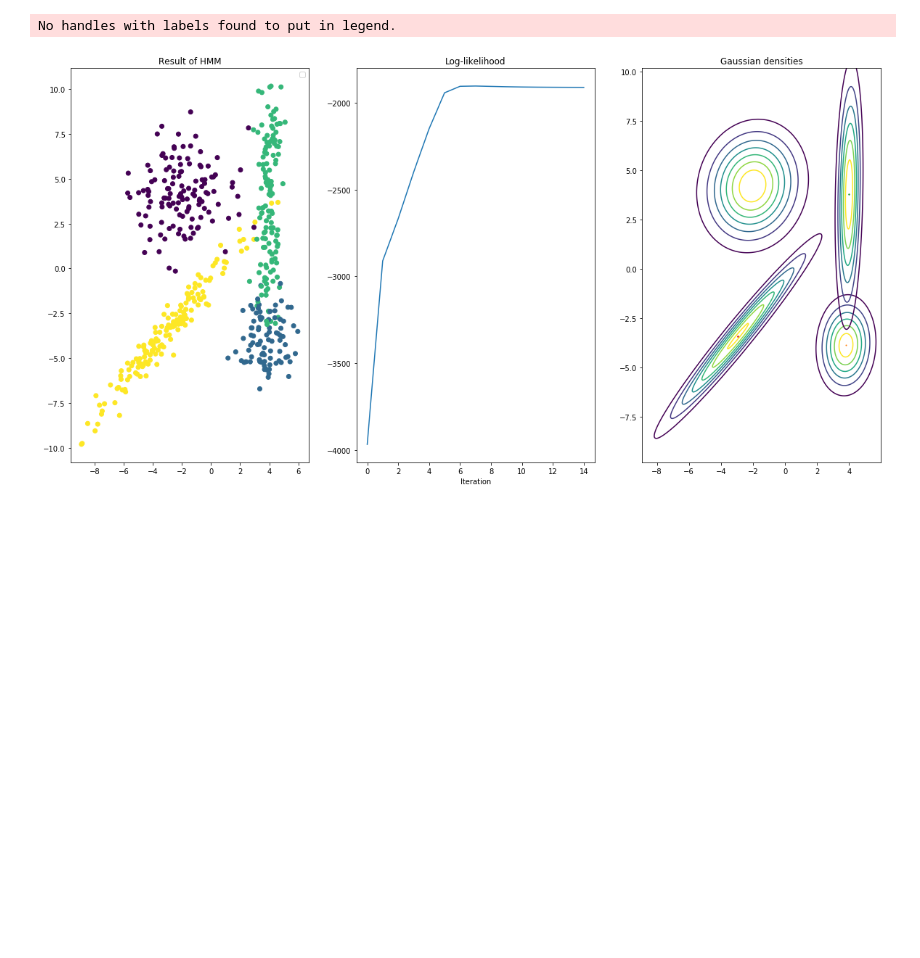
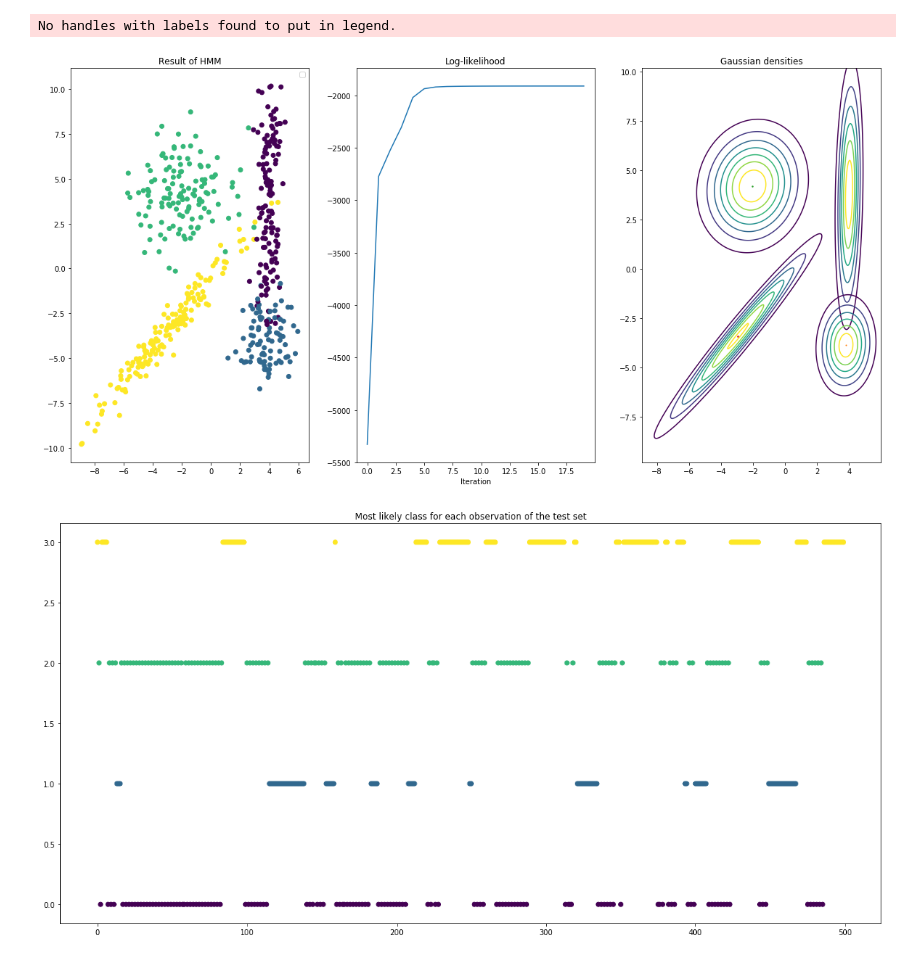
Before and after one commit to rapharomero/Models, a Jupyter notebook: HMM/HMM.ipynb, the cells around one changed output. Cells and saved outputs as stored; diff of their text form; code cells hidden in the pictures; blank space fills up the shorter version.

Commit message:
add decoded sequences

```diff
--- a/HMM/HMM.ipynb
+++ b/HMM/HMM.ipynb
@@ -207,7 +207,7 @@ class HMM(object):
 
     def predict(self, U):
         """
-        Predicts the class (hidden variable) of each observation in U
+        Predicts the most likely class (hidden variable) of each observation in U
         """
         log_prob = self.predict_proba(U)
         return np.argmax(log_prob, axis=1)
@@ -272,32 +272,45 @@ def make_grid(data=None, xmin=-5, xmax=5, ymin=-5, ymax=5, n_points = 400):
 # %%
 f, (ax2, ax3, ax4) = plt.subplots(1, 3)
 
 n_classes=4
 colors = np.array(range(n_classes))
 
 hmm = HMM()
 
-pi1, A, means, sigmas, log_likelihoods = hmm.fit(U, n_classes, 15)
+pi1, A, means, sigmas, log_likelihoods = hmm.fit(U, n_classes, 20)
 
 labels=hmm.viterbi(U)
 
 ax2.scatter(U[:,0], U[:,1], c=labels)
 x, y, grid = make_grid(U)
 ax2.legend()
 ax2.set_title('Result of HMM')
 
 ax3.plot(log_likelihoods)
 ax3.set_title('Log-likelihood')
 ax3.set_xlabel('Iteration')
 
 for col, mu, sigma in zip(colors, means, sigmas):
     ax4.scatter(mu[0], mu[1], col)
     ax4.contour(x, y, gauss(grid, mu, sigma).reshape(x.shape))
 ax4.set_title('Gaussian densities')
 
+plt.show()
 
+plt.figure(figsize = (20,10))
 
+plt.scatter(range(labels.shape[0]), labels, c=labels)
+
+plt.title('Most likely class for each observation of the test set')
 plt.show()
+
+labels = hmm.viterbi(U)
+plt.figure(figsize = (20,10))
+plt.scatter(range(labels.shape[0]), labels, c=labels)
+
+plt.title('Most likely sequence computed using the Viterbi algorithm')
+plt.show()
 # %% [output]
 No handles with labels found to put in legend.
-[figure, old version]
+[figure, new version]
+[figure, added]
```
Also changed, not shown: parts of 5 cells of this notebook, 1 other file.
